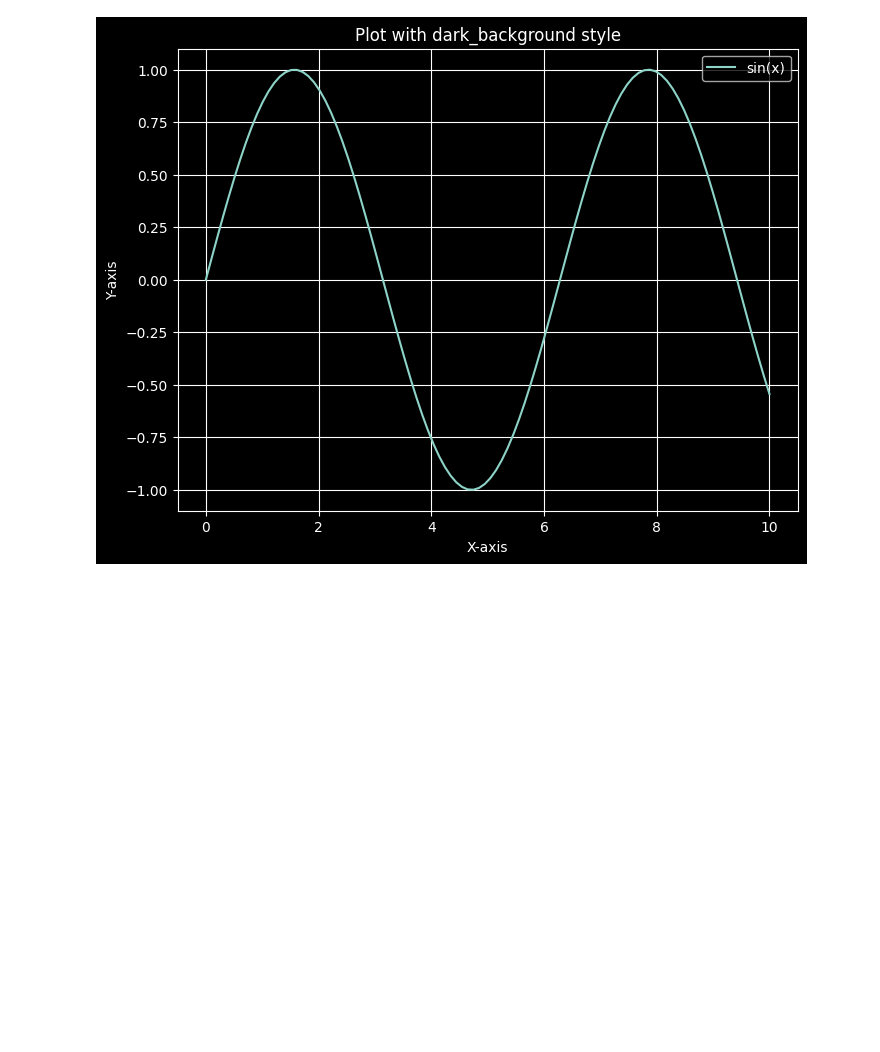
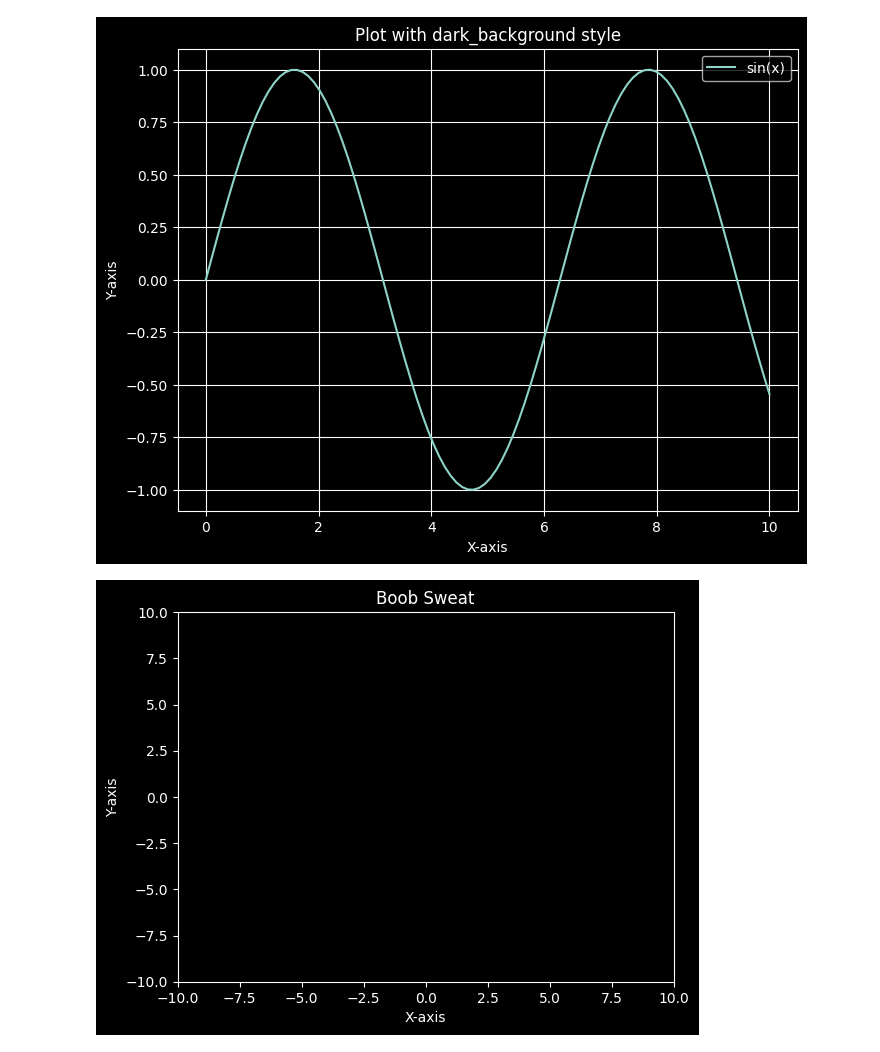
Before and after one commit to xyizko/xo-mathz, a Jupyter notebook: nb/yt-fca-1.1.ipynb, the cells around one changed output. Drawn from its saved outputs; the diff is of its cells as text; code cells hidden in the pictures; blank space fills up the shorter version.

```diff
--- a/nb/yt-fca-1.1.ipynb
+++ b/nb/yt-fca-1.1.ipynb
@@ -95,3 +95,42 @@ ax.grid(True)
 plt.show()
 # %% [output]
 [figure]
+# %%
+# Adding custom axis
+
+# --- Imports ---
+
+import matplotlib.pyplot as plt
+
+# --- Funtiions ---
+
+def plt1():
+
+    # Defining axis
+    xmin = -10
+    xmax = +10
+    ymin = -10
+    ymax = +10
+
+    # Dark style
+    plt.style.use('dark_background')
+    fig, ax = plt.subplots()
+
+    # Labels
+    ax.set_xlabel('X-axis')
+    ax.set_ylabel('Y-axis')
+    ax.set_title('Boob Sweat')
+
+    # plots dimensions
+    plt.axis(
+        [xmin, xmax, ymin, ymax]
+    )
+
+
+    # Show plot function
+    plt.show()
+
+# --- Execution ---
+plt1()
+# %% [output]
+[figure, added]
```
